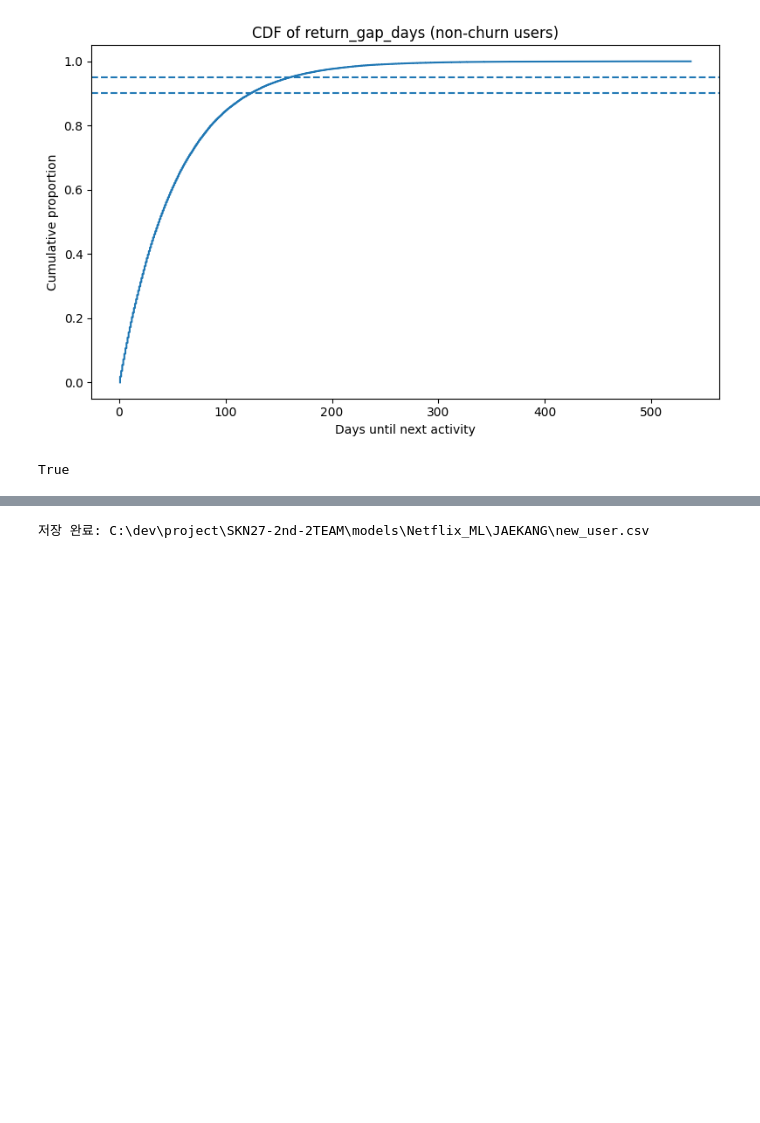
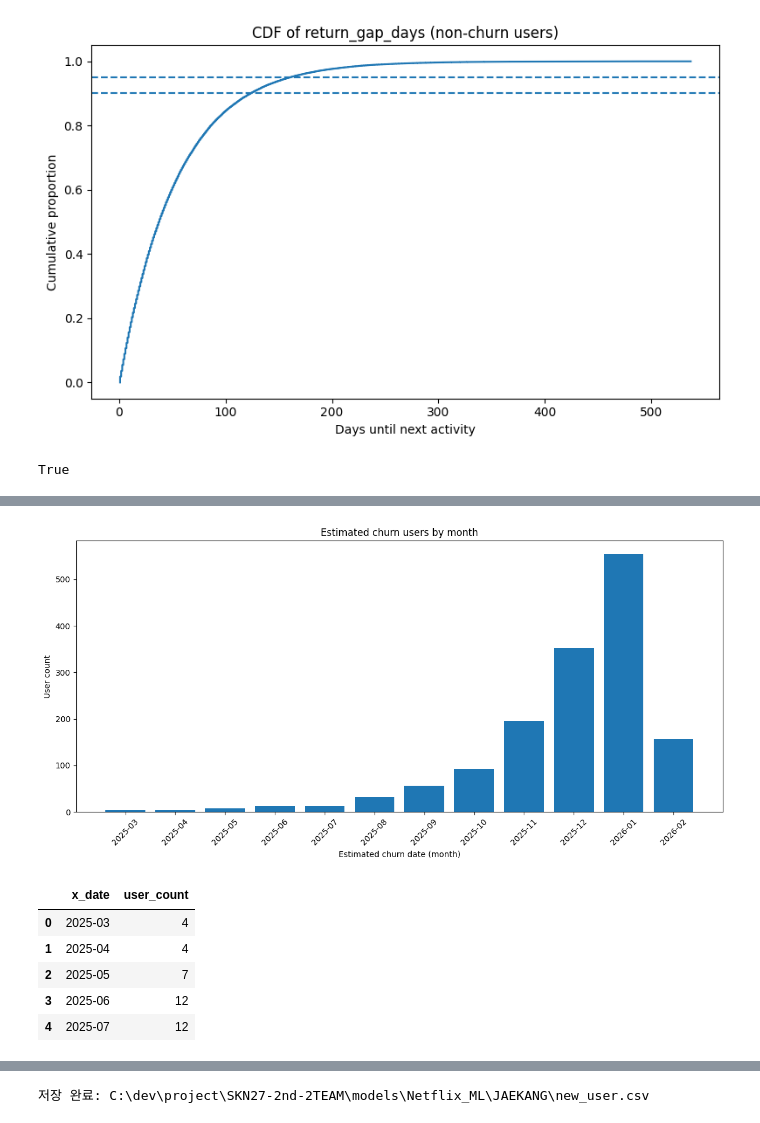
Before and after one commit to SKNETWORKS-FAMILY-AICAMP/SKN27-2nd-2TEAM, a Jupyter notebook: models/Netflix_ML/JAEKANG/Netflix_base_model.ipynb, the cells around one changed output, grey strips where cells are left out. Saved outputs shown, nothing was run; the diff lists cells and outputs as text; code cells hidden in the pictures; blank space fills up the shorter version.

Commit message:
graph 수정

```diff
--- a/models/Netflix_ML/JAEKANG/Netflix_base_model.ipynb
+++ b/models/Netflix_ML/JAEKANG/Netflix_base_model.ipynb
@@ -471,6 +472,6 @@ new_user.head()
 # %%
-
-builder.add_estimated_churn_date_p90()
+builder.add_estimated_churn_date_p50()
+builder.add_final_estimated_churn_date()
 
 new_user = builder.get_data()
 new_user.head()
@@ -478,0 +486,15 @@ AttributeError: 'NetflixFeatureBuilder' object has no attribute 'add_estimated_c
+# %%
+OBS_END_DATE = pd.to_datetime('2025-12-31')
+
+new_user['final_estimated_churn_date'] = pd.to_datetime(
+    new_user['final_estimated_churn_date'],
+    errors='coerce'
+)
+
+new_user.loc[
+    new_user['final_estimated_churn_date'] > OBS_END_DATE,
+    'final_estimated_churn_date'
+] = OBS_END_DATE
+
+# 보기 좋게 date만 남기기
+new_user['final_estimated_churn_date'] = new_user['final_estimated_churn_date'].dt.date
@@ -478,0 +560,15 @@ AttributeError: 'NetflixFeatureBuilder' object has no attribute 'add_estimated_c
+# %%
+monthly_churn = plot_estimated_churn_trend(
+    new_user,
+    date_col='final_estimated_churn_date',
+    x_unit='month'
+)
+monthly_churn.head()
+# %% [output]
+[figure, added]
+|  | x_date | user_count |
+| 0 | 2025-03 | 4 |
+| 1 | 2025-04 | 4 |
+| 2 | 2025-05 | 7 |
+| 3 | 2025-06 | 12 |
+| 4 | 2025-07 | 12 |
```
Also changed, not shown: parts of 5 cells of this notebook, 2 other files.
